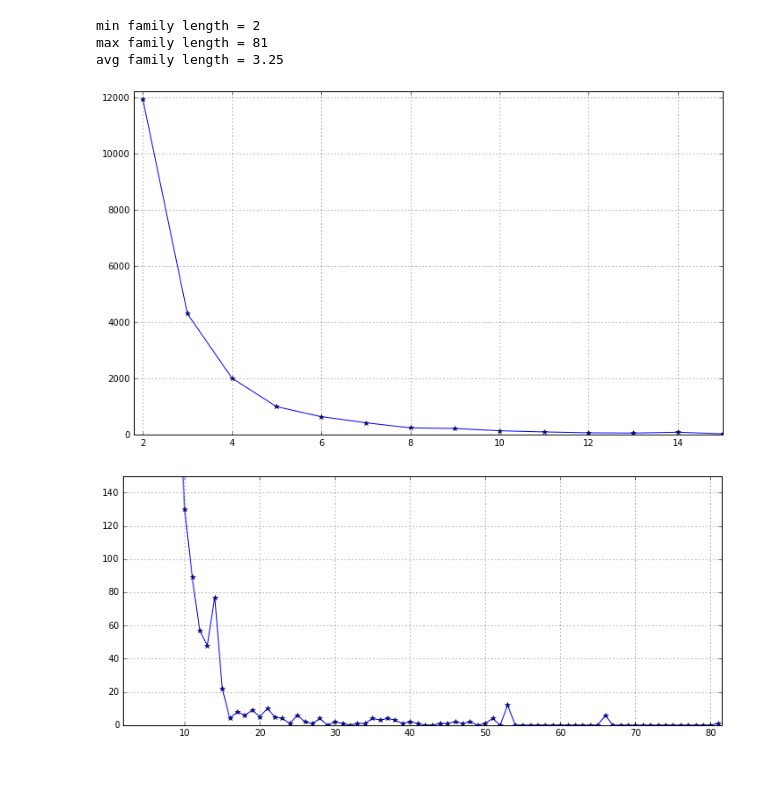
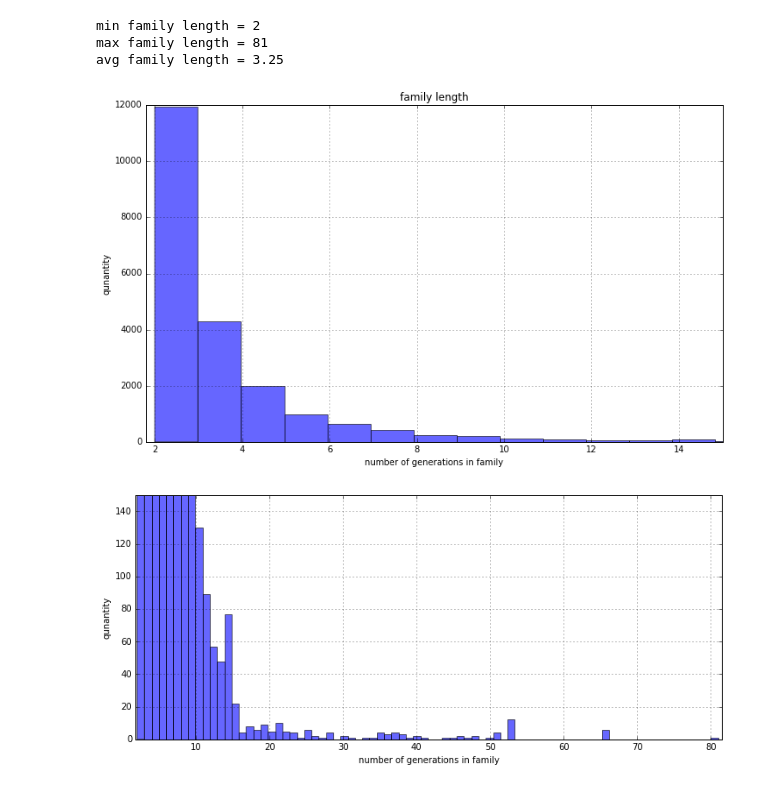
Before and after one commit to ale3otik/MIPT-2016-Stochastic-process, a Jupyter notebook: task1/t1_Zotov_Alexey_497.ipynb, the cells around one changed output. Saved outputs shown, nothing was run; the diff lists cells and outputs as text; code cells hidden in the pictures.

```diff
--- a/task1/t1_Zotov_Alexey_497.ipynb
+++ b/task1/t1_Zotov_Alexey_497.ipynb
@@ -80,44 +80,29 @@ print('avg family length = ' + str(round(avg_family_length,2)))
 min family length = 2
 max family length = 81
 avg family length = 3.25
-# %%
-counted = Counter(lenghts)
-family_qnt = [counted[x] for x in range(min_family_length,max_family_length+1)]
-
-
-# n, bins, patches = plt.hist(family_qnt, 50, normed=1, facecolor='green', alpha=0.75)
-
-# # add a 'best fit' line
-# y = mlab.normpdf( bins, mu, sigma)
-# l = plt.plot(bins, y, 'r--', linewidth=1)
-
-# plt.xlabel('Smarts')
-# plt.ylabel('Probability')
-# plt.title(r'$\mathrm{Histogram\ of\ IQ:}\ \mu=100,\ \sigma=15$')
-# plt.axis([40, 160, 0, 0.03])
-# plt.grid(True)
-
-# plt.show()
-
-
-
-plt.figure(figsize=(12,7))
-plt.grid(True)
-plt.xlim(1.8,15)
-plt.ylim(0,12200)
-# plt.xlabel('n',size=16)
-# plt.ylabel(r'$f[i] - f[0]$',size=16)
-plt.plot([x for x in range(min_family_length,max_family_length+1)],family_qnt,'-*')
-
-plt.figure(figsize=(12,5))
-plt.grid(True)
-plt.ylim(0,150)
-plt.xlim(1.8,81.5)
-plt.plot([x for x in range(min_family_length,max_family_length+1)],family_qnt,'-*')
-plt.show()
-# %% [output]
-[figure, removed]
-[figure, removed]
+# %%
+plt.figure(figsize=(12,7))
+plt.title("family length")
+
+plt.hist(lenghts, 80, facecolor='b', alpha=0.6)
+plt.grid(True)
+plt.xlim(1.8,15)
+plt.xlabel("number of generations in family")
+plt.ylabel("qunantity")
+plt.show()
+
+
+plt.figure(figsize=(12,5))
+plt.grid(True)
+plt.ylim(0,150)
+plt.xlim(1.8,81.5)
+plt.xlabel("number of generations in family")
+plt.ylabel("qunantity")
+plt.hist(lenghts, 80, facecolor='b', alpha=0.6)
+plt.show()
+# %% [output]
+[figure, added]
+[figure, added]
 # %%
 # this function returns year(int) from date-info string
 def get_year(s) :
```
Also changed, not shown: parts of 3 cells of this notebook.
